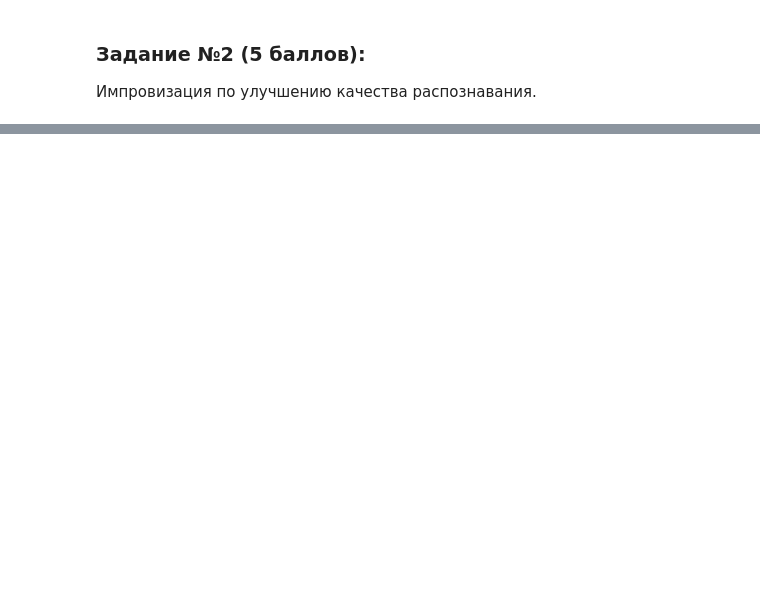
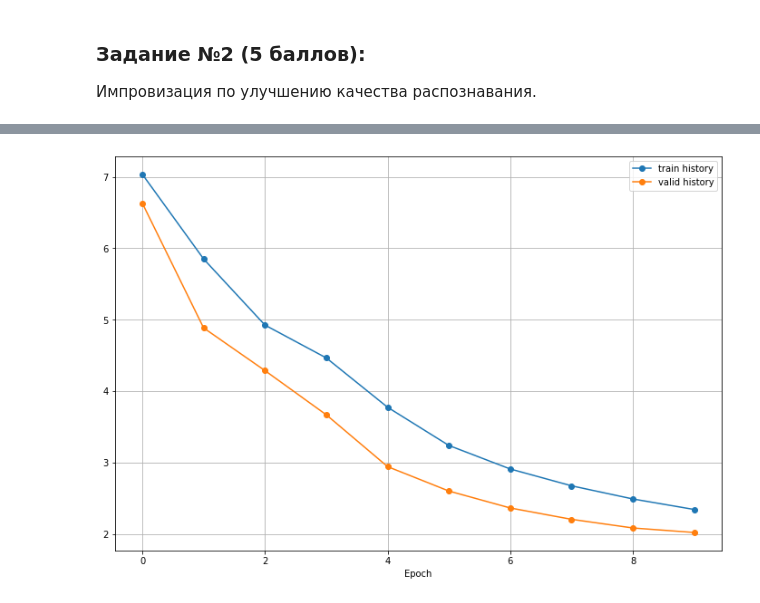
Before and after one commit to GreasyGoose/audio_processing, a Jupyter notebook: asr_lab_4.ipynb, the cells around one changed output, grey strips where cells are left out. Saved outputs shown, nothing was run; the diff lists cells and outputs as text; code cells hidden in the pictures; blank space fills up the shorter version.

```diff
--- a/asr_lab_4.ipynb
+++ b/asr_lab_4.ipynb
@@ -46,6 +73,11 @@ from espnet.nets.pytorch_backend.transformer.attention import MultiHeadedAttenti
 from espnet.nets.pytorch_backend.transformer.positionwise_feed_forward import PositionwiseFeedForward
 from espnet.nets.pytorch_backend.transformer.layer_norm import LayerNorm
 from espnet.nets.pytorch_backend.nets_utils import make_pad_mask
+# %%
+import matplotlib
+matplotlib.rcParams.update({'figure.figsize': (16, 12), 'font.size': 14})
+import matplotlib.pyplot as plt
+%matplotlib inline
 # %%
 train_audio_transforms = torch.nn.Sequential(
     torchaudio.transforms.MelSpectrogram(sample_rate=16000, n_fft=400, hop_length=160, n_mels=80),
@@ -162,6 +194,8 @@ class TransformerModel(torch.nn.Module):
 def train(model, device, train_loader, criterion, optimizer, scheduler, epoch):
     model.train()
     data_len = len(train_loader.dataset)
+
+    train_loss = []
 
     for batch_idx, _data in enumerate(train_loader):
         spectrograms, labels, input_lengths, label_lengths = _data
@@ -177,6 +211,8 @@ def train(model, device, train_loader, criterion, optimizer, scheduler, epoch):
         loss = criterion(output, labels, input_lengths, label_lengths)
         loss.backward()
 
+        train_loss.append(loss.item())
+
         torch.nn.utils.clip_grad_norm_(model.parameters(), 5.0)
         optimizer.step()
         scheduler.step()
@@ -184,6 +220,8 @@ def train(model, device, train_loader, criterion, optimizer, scheduler, epoch):
             print('Train Epoch: {} [{}/{} ({:.0f}%)]\tLoss: {:.6f}\tLR: {:.6f}'.format(
                 epoch, batch_idx * len(spectrograms), data_len,
                 100. * batch_idx / len(train_loader), loss.item(), scheduler.get_last_lr()[0]))
+
+    return np.mean(train_loss)
 
 
 def test(model, device, test_loader, criterion, epoch):
@@ -214,6 +252,7 @@ def test(model, device, test_loader, criterion, epoch):
     avg_wer = sum(test_wer)/len(test_wer)
 
     print('Test set: Average loss: {:.4f}, Average CER: {:4f} Average WER: {:.4f}\n'.format(test_loss, avg_cer, avg_wer))
+    return test_loss
 # %%
 def main(learning_rate=1e-5, batch_size=20, test_batch_size=7, epochs=10,
         train_url="train-clean-100", test_url="test-clean"):
@@ -287,5 +356,7 @@ epochs = 10
 libri_train_set = "train-clean-100"
 libri_test_set = "test-clean"
 
-main(learning_rate, batch_size, test_batch_size, epochs, libri_train_set, libri_test_set)
+os.makedirs("runs", exist_ok=True)
+
+train_history, val_history = main(learning_rate, batch_size, test_batch_size, epochs, libri_train_set, libri_test_set)
 # %% [output]
@@ -463,0 +526,13 @@ NOT IMPLEMENTED YET
+# %%
+fig = plt.figure(figsize=(12, 8))
+ax = fig.add_subplot(111)
+
+ax.plot(train_history, label='train history', marker = 'o')
+ax.set_xlabel('Epoch')
+ax.plot(val_history, label='valid history', marker = 'o')
+
+plt.legend()
+plt.grid()
+plt.show()
+# %% [output]
+[figure, added]
```
Also changed, not shown: parts of 15 cells of this notebook, 1 other file.
